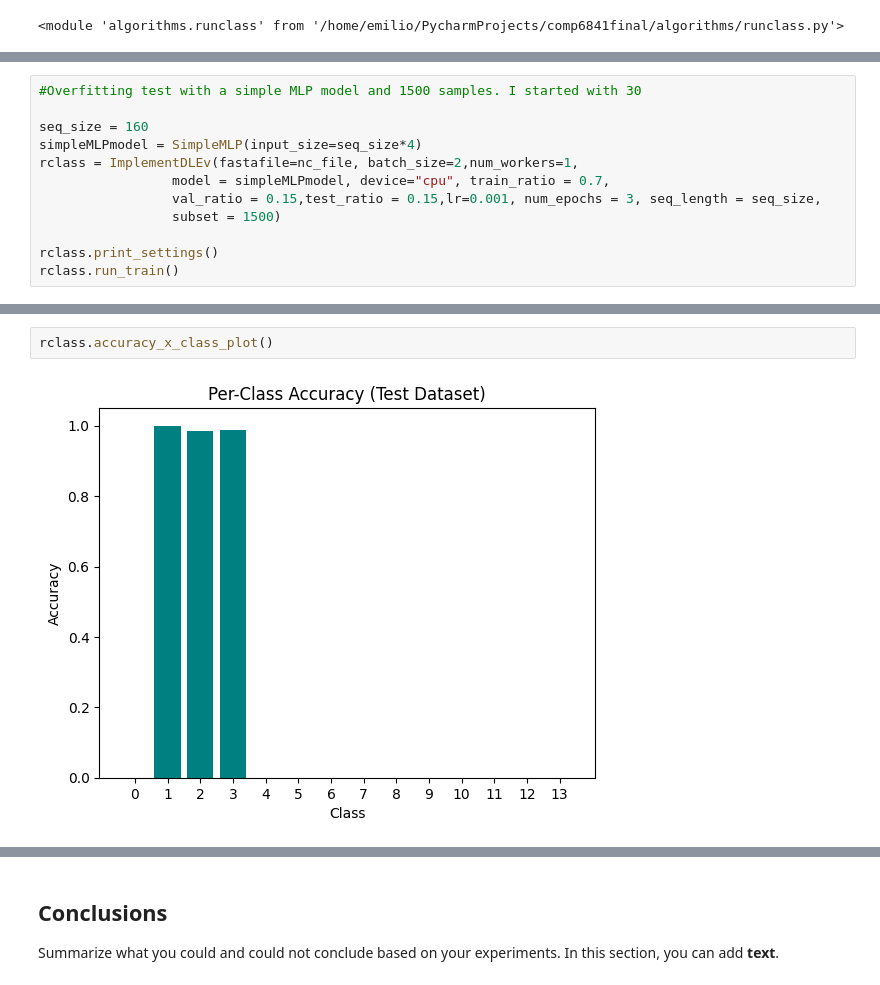
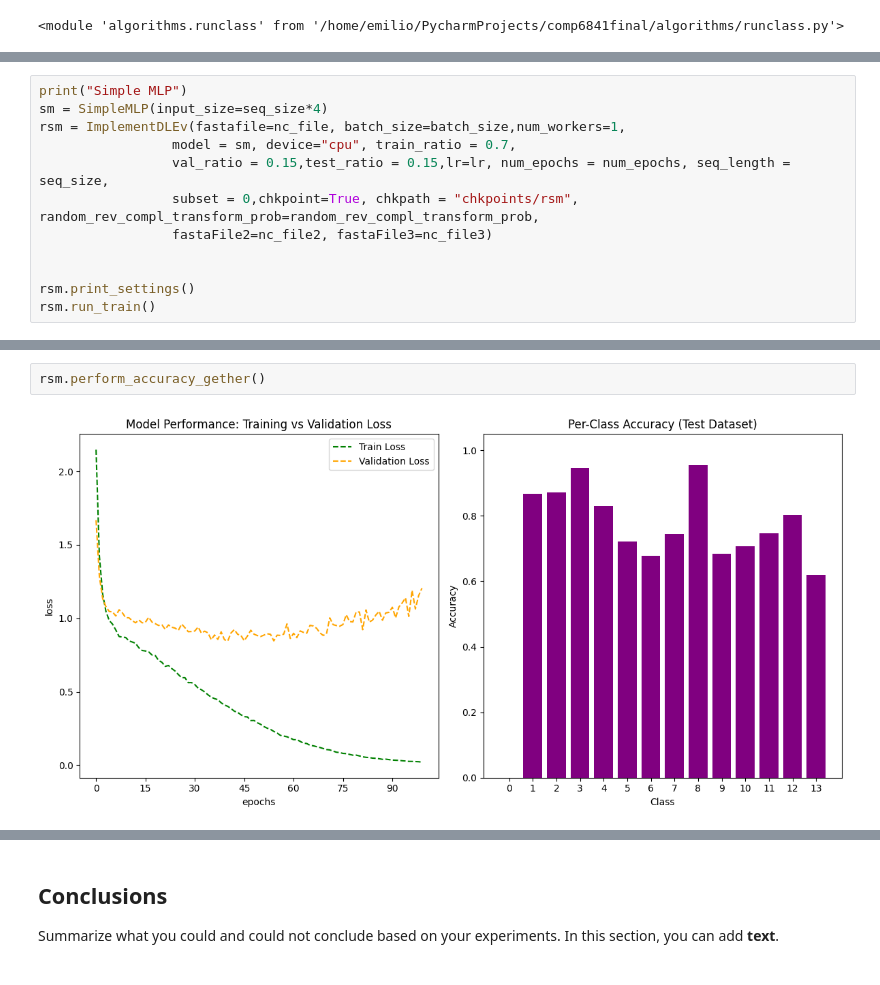
Before and after one commit to devantmarie/comp6841final, a Jupyter notebook: Project_emilio_vello.ipynb, the cells around one changed output, grey strips where cells are left out. Cells and saved outputs as stored; diff of their text form.

```diff
--- a/Project_emilio_vello.ipynb
+++ b/Project_emilio_vello.ipynb
@@ -158,13 +214,13 @@ Final Test Class Accuracy:  [0, 1.0, 0, 0, 0, 0, 0, 0, 0, 0, 0, 0, 0, 0]
 # %%
-#Overfitting test with a simple MLP model and 1500 samples. I started with 30
+print("Simple MLP")
+sm = SimpleMLP(input_size=seq_size*4)
+rsm = ImplementDLEv(fastafile=nc_file, batch_size=batch_size,num_workers=1,
+                 model = sm, device="cpu", train_ratio = 0.7,
+                 val_ratio = 0.15,test_ratio = 0.15,lr=lr, num_epochs = num_epochs, seq_length = seq_size,
+                 subset = 0,chkpoint=True, chkpath = "chkpoints/rsm", random_rev_compl_transform_prob=random_rev_compl_transform_prob,
+                 fastaFile2=nc_file2, fastaFile3=nc_file3)
 
-seq_size = 160
-simpleMLPmodel = SimpleMLP(input_size=seq_size*4)
-rclass = ImplementDLEv(fastafile=nc_file, batch_size=2,num_workers=1,
-                 model = simpleMLPmodel, device="cpu", train_ratio = 0.7,
-                 val_ratio = 0.15,test_ratio = 0.15,lr=0.001, num_epochs = 3, seq_length = seq_size,
-                 subset = 1500)
 
-rclass.print_settings()
-rclass.run_train()
+rsm.print_settings()
+rsm.run_train()
 # %% [output]
@@ -192,4 +244,4 @@ rclass.performance_plot()
-# %%
-rclass.accuracy_x_class_plot()
-# %% [output]
-[figure, removed]
+# %%
+rsm.perform_accuracy_gether()
+# %% [output]
+[figure, added]
```
Also changed, not shown: parts of 33 cells of this notebook, 3 other files.
